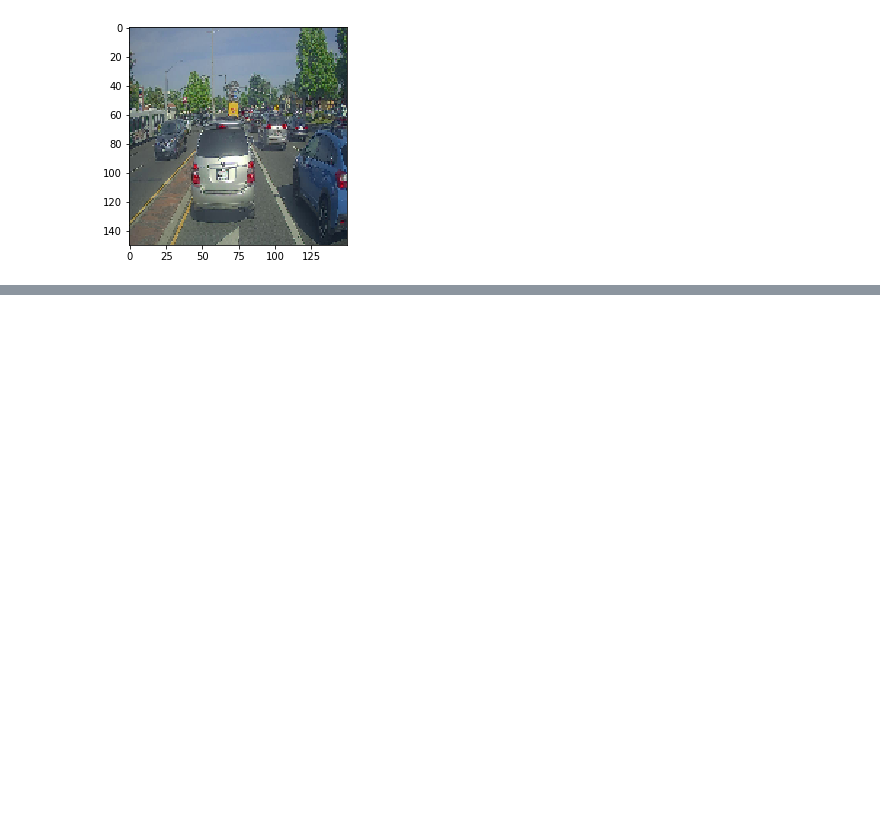
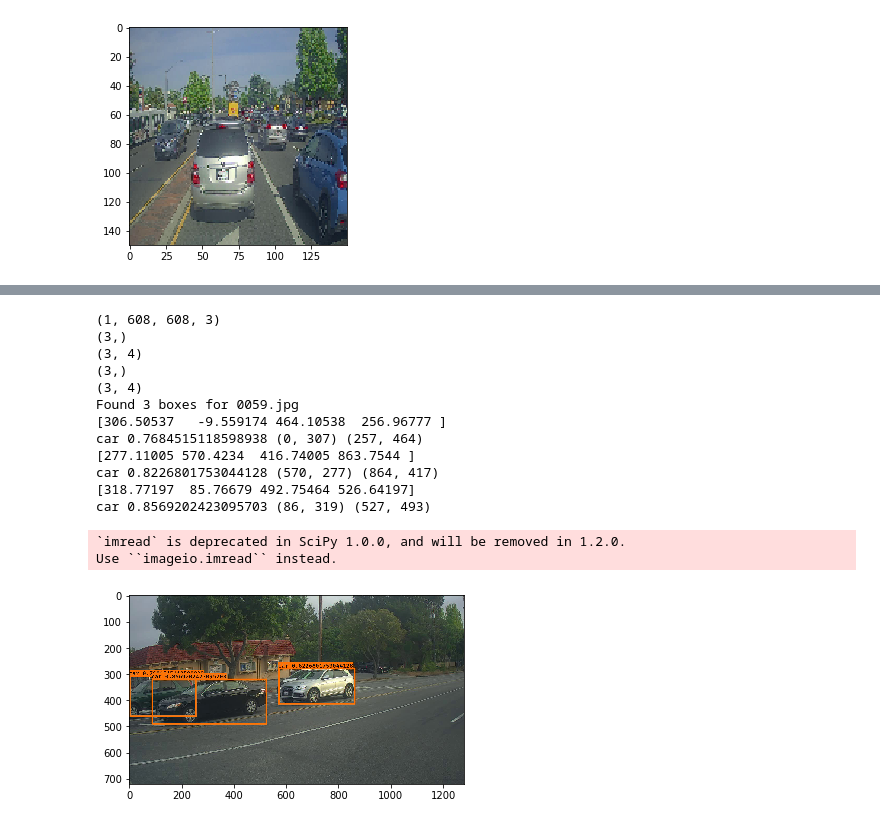
Before and after one commit to ferozferoz/DeepLearn, a Jupyter notebook: object_detection_using_yolo.ipynb, the cells around one changed output, grey strips where cells are left out. Cells and saved outputs as stored; diff of their text form; code cells hidden in the pictures; blank space fills up the shorter version.

```diff
--- a/object_detection_using_yolo.ipynb
+++ b/object_detection_using_yolo.ipynb
@@ -349,0 +365,18 @@ Use ``imageio.imread`` instead.
+# %%
+out_scores, out_boxes, out_classes = predict(sess, "0059.jpg")
+# %% [output]
+(1, 608, 608, 3)
+(3,)
+(3, 4)
+(3,)
+(3, 4)
+Found 3 boxes for 0059.jpg
+[306.50537   -9.559174 464.10538  256.96777 ]
+car 0.7684515118598938 (0, 307) (257, 464)
+[277.11005 570.4234  416.74005 863.7544 ]
+car 0.8226801753044128 (570, 277) (864, 417)
+[318.77197  85.76679 492.75464 526.64197]
+car 0.8569202423095703 (86, 319) (527, 493)
+`imread` is deprecated in SciPy 1.0.0, and will be removed in 1.2.0.
+Use ``imageio.imread`` instead.
+[figure, added]
```
Also changed, not shown: parts of 12 cells of this notebook.
